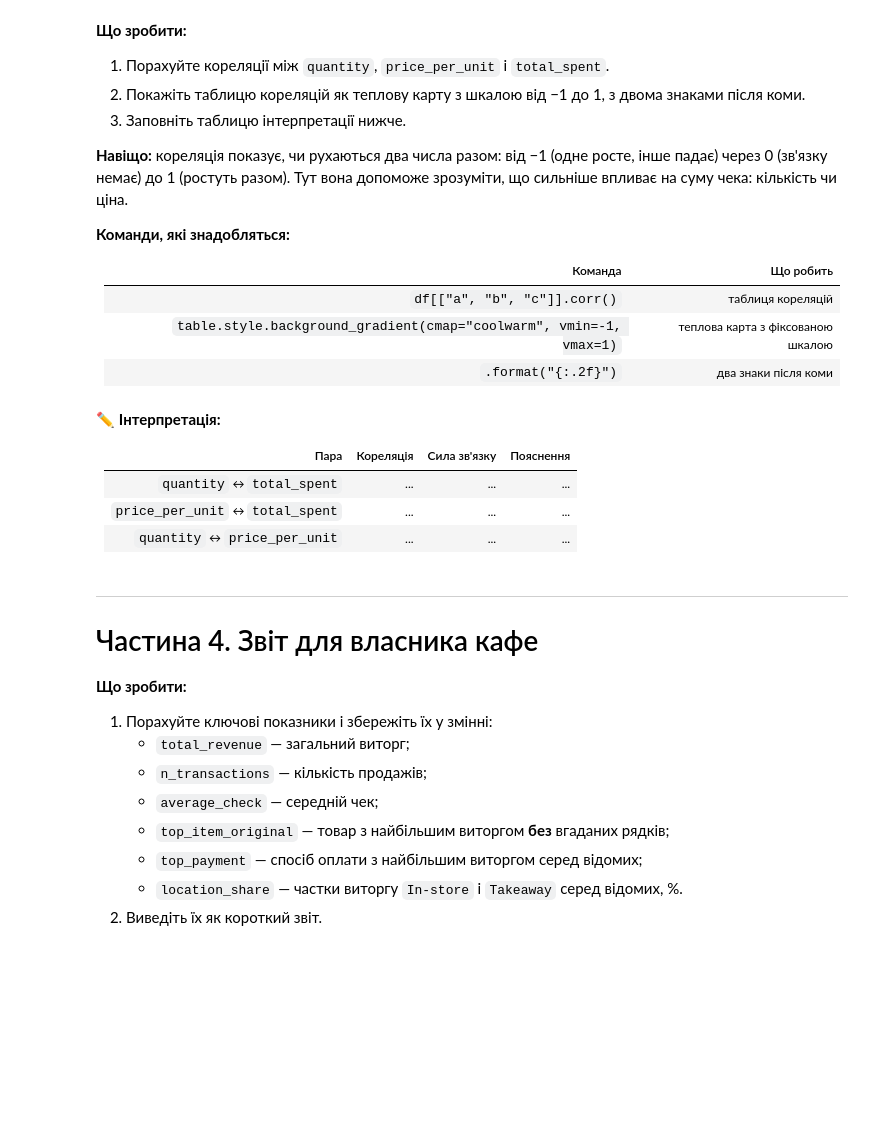
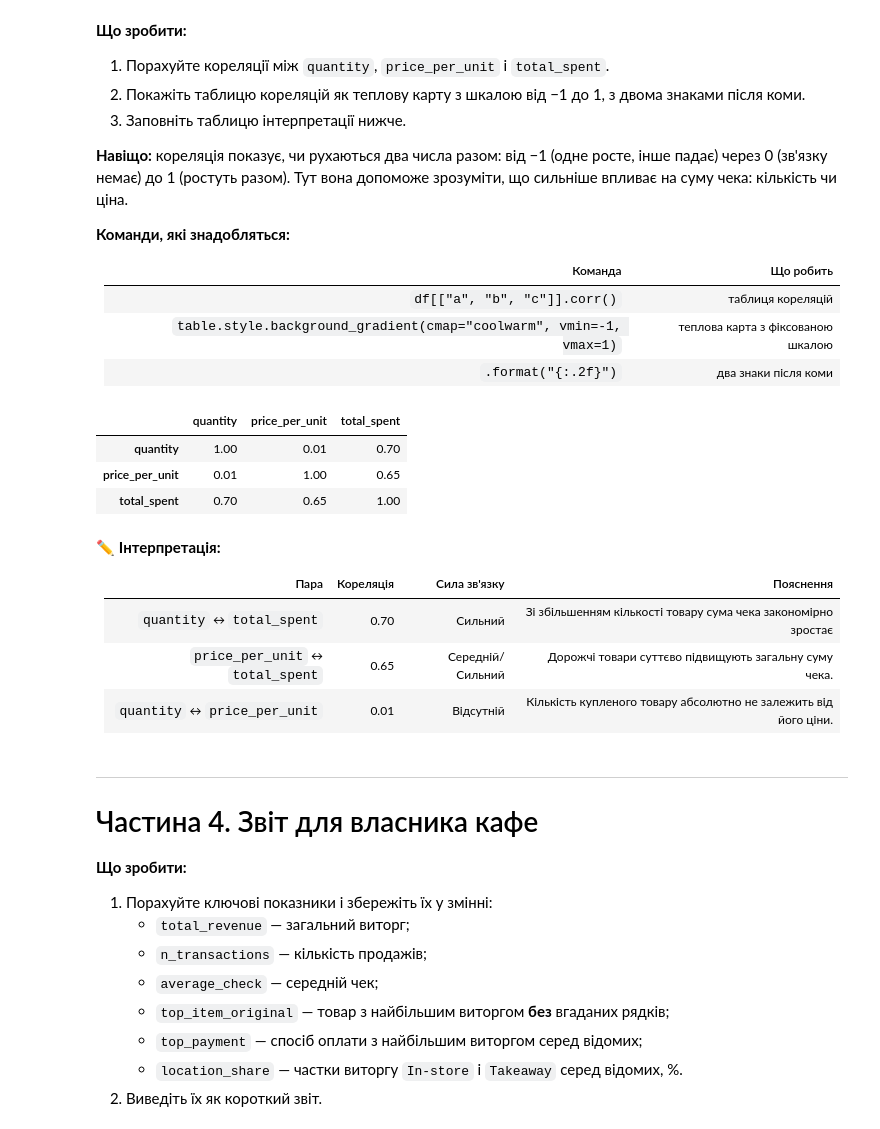
Before and after one commit to Ganss77/Cafe_sales_DTA, a Jupyter notebook: Копія_записника_"Pandas_lesson_03_04_11_26_training_project_cafe_sales_ipynb".ipynb, the cells around one changed output. Saved outputs shown, nothing was run; the diff lists cells and outputs as text; code cells hidden in the pictures; blank space fills up the shorter version.

```diff
--- a/Копія_записника_"Pandas_lesson_03_04_11_26_training_project_cafe_sales_ipynb".ipynb
+++ b/Копія_записника_"Pandas_lesson_03_04_11_26_training_project_cafe_sales_ipynb".ipynb
@@ -1015,11 +1136,20 @@ print(f"{len(ex)} --> {len(ex.dropna())}")
+# %%
+# 1-2. Кореляція та теплова карта
+corr = df[['quantity', 'price_per_unit', 'total_spent']].corr()
+display(corr.style.background_gradient(cmap='coolwarm', vmin=-1, vmax=1).format("{:.2f}"))
+# %% [output]
+|  | quantity | price_per_unit | total_spent |
+| quantity | 1.00 | 0.01 | 0.70 |
+| price_per_unit | 0.01 | 1.00 | 0.65 |
+| total_spent | 0.70 | 0.65 | 1.00 |
 # %% [markdown]
 ✏️ **Інтерпретація:**
 
 | Пара | Кореляція | Сила зв'язку | Пояснення |
 |---|---|---|---|
-| `quantity` ↔ `total_spent` | ... | ... | ... |
-| `price_per_unit` ↔ `total_spent` | ... | ... | ... |
-| `quantity` ↔ `price_per_unit` | ... | ... | ... |
+| `quantity` ↔ `total_spent` | 0.70 | Сильний | Зі збільшенням кількості товару сума чека закономірно зростає |
+| `price_per_unit` ↔ `total_spent` | 0.65 | Середній/Сильний | Дорожчі товари суттєво підвищують загальну суму чека. |
+| `quantity` ↔ `price_per_unit` | 0.01| Відсутній | Кількість купленого товару абсолютно не залежить від його ціни.|
 # %% [markdown]
 ---
 # Частина 4. Звіт для власника кафе
```
Also changed, not shown: parts of 24 cells of this notebook.
